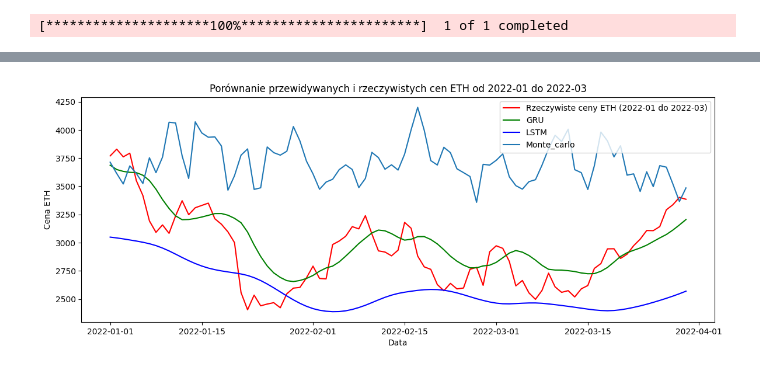
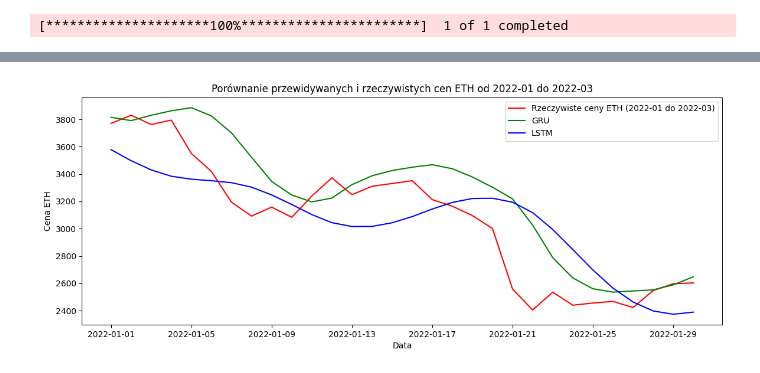
Before and after one commit to cynarski/crypto_predict, a Jupyter notebook: models/try_models.ipynb, the cells around one changed output, grey strips where cells are left out. Saved outputs shown, nothing was run; the diff lists cells and outputs as text; code cells hidden in the pictures.

```diff
--- a/models/try_models.ipynb
+++ b/models/try_models.ipynb
@@ -11,14 +12,14 @@ import matplotlib.pyplot as plt
 # %%
-df = yf.download('ETH-USD', start='2021-01-01', end='2021-12-31')
+df = yf.download('ETH-USD', start='2020-01-01', end='2021-12-31')
 data = df[['Close']].values
 # %% [output]
 [*********************100%***********************]  1 of 1 completed
 # %%
-gru_model = MyGRU(epochs=5)
+gru_model = MyGRU(epochs=25)
 gru_model.create_model()
 gru_model.fit(data)
 
-lstm_model = MyLSTM(epochs=5)
+lstm_model = MyLSTM(epochs=25)
 lstm_model.create_model()
 lstm_model.fit(data)
 # %% [output]
@@ -94,5 +102,5 @@ monte_carlo_model.fit(df)
 # %%
-test_data = yf.download('ETH-USD', start='2022-01-01', end='2022-03-31')
+test_data = yf.download('ETH-USD', start='2022-01-01', end='2022-01-31')
 actual_prices = test_data[['Close']].values
 length = len(actual_prices)
 
@@ -100,6 +108,5 @@ total_dataset = np.concatenate((data, actual_prices), axis=0)
 # Prognozowanie
 predicted_prices_gru = gru_model.predict(total_dataset, length)
 predicted_prices_lstm = lstm_model.predict(total_dataset, length)
-predicted_prices_montecarlo = monte_carlo_model.predict(length, test_data.index)
 # %% [output]
 [*********************100%***********************]  1 of 1 completed
@@ -128,16 +115,15 @@ print(actual_prices)
 # %%
 plt.figure(figsize=(14,5))
 plt.plot(test_data.index,actual_prices, color='red', label='Rzeczywiste ceny ETH (2022-01 do 2022-03)')
 plt.plot(test_data.index,predicted_prices_gru, color='green', label='GRU')
 plt.plot(test_data.index,predicted_prices_lstm, color='blue', label='LSTM')
-plt.plot(predicted_prices_montecarlo['Predicted'], label='Monte_carlo')
 plt.title('Porównanie przewidywanych i rzeczywistych cen ETH od 2022-01 do 2022-03')
 plt.xlabel('Data')
 plt.ylabel('Cena ETH')
 plt.legend()
 plt.show()
 # %% [output]
-[figure, old version]
+[figure, new version]
 # %%
 import yfinance as yf
 import numpy as np
```
Also changed, not shown: parts of 10 cells of this notebook, 7 other files.
